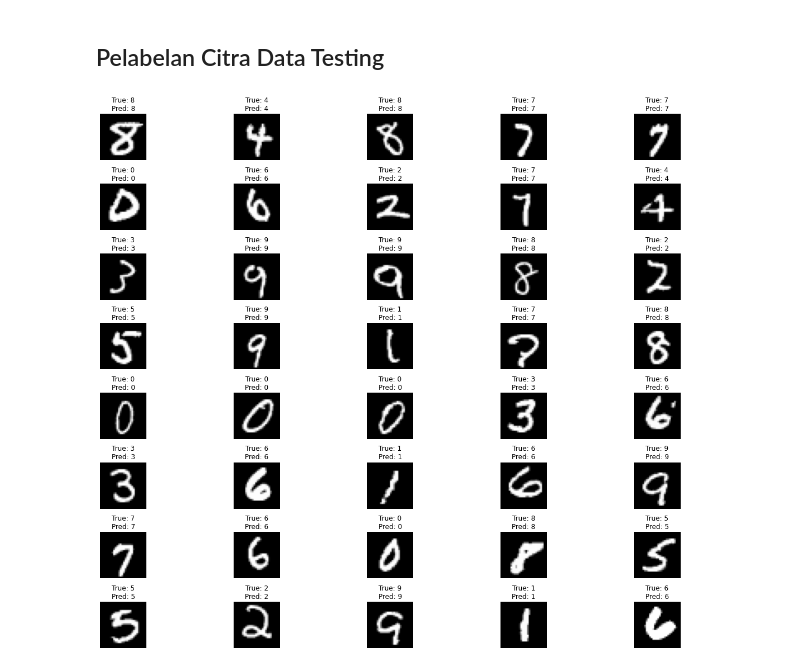
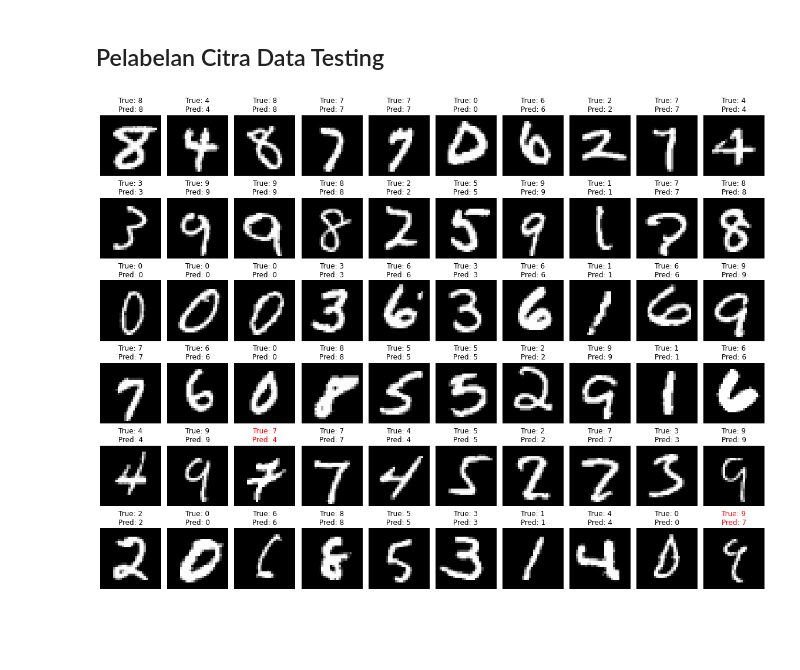
Before and after one commit to LeToyek/ML-Kelompok5-3H-Ceria-Cepat-Cendekiawan, a Jupyter notebook: Kuis1/SVM - 80-20.ipynb, the cells around one changed output. Cells and saved outputs as stored; diff of their text form; code cells hidden in the pictures; blank space fills up the shorter version.

Commit message:
update images citra testing

```diff
--- a/Kuis1/SVM - 80-20.ipynb
+++ b/Kuis1/SVM - 80-20.ipynb
@@ -170,26 +170,26 @@ Text(91.68, 0.5, 'predicted label')
 # %% [markdown]
 ## Pelabelan Citra Data Testing
 # %%
-n_samples_to_display = 40
+n_samples_to_display = 60
 # Display images with true labels and predicted labels
-plt.figure(figsize=(18, 14))
+plt.figure(figsize=(16, 12))
 for i in range(n_samples_to_display):
-    plt.subplot(8, 5, i + 1)
+    plt.subplot(6, 10, i + 1)
     plt.imshow(Xtest[i].reshape(28, 28), cmap="gray")
 
     # Determine text color based on true or predicted
     true_label = ytest.iloc[i] if isinstance(ytest, pd.Series) else ytest[i]
     pred_label = yfit.iloc[i] if isinstance(yfit, pd.Series) else yfit[i]
 
     if true_label == pred_label:
         text_color = 'black'
     else:
         text_color = 'red'
 
     plt.title(f"True: {true_label}\nPred: {pred_label}", color=text_color)
     plt.axis("off")
 
 plt.tight_layout()
 plt.show()
 # %% [output]
-[figure, old version]
+[figure, new version]
```
Also changed, not shown: parts of 1 cell of this notebook.
